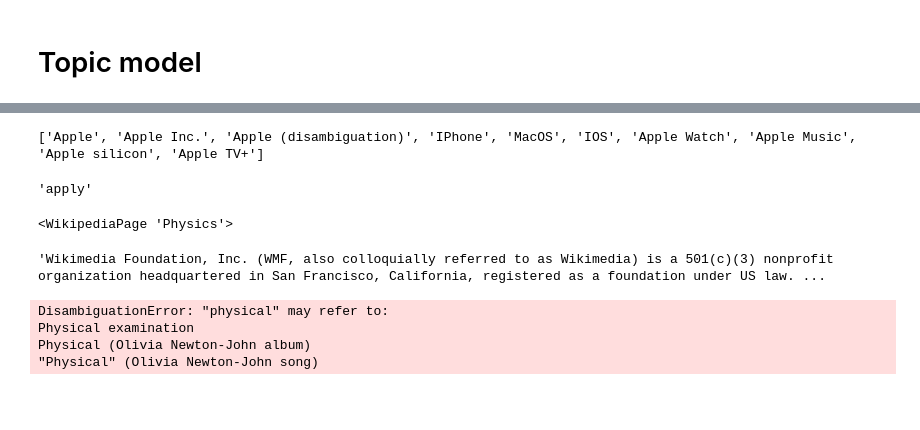
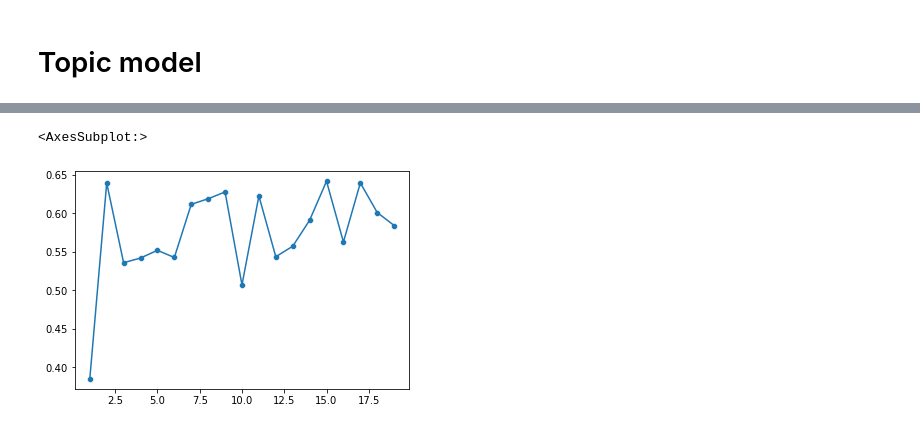
Before and after one commit to derek-damron/python_playground, a Jupyter notebook: modelling/topic_modeling/wikipedia_articles.ipynb, the cells around one changed output, grey strips where cells are left out. Cells and saved outputs as stored; diff of their text form; code cells hidden in the pictures; blank space fills up the shorter version.

```diff
--- a/modelling/topic_modeling/wikipedia_articles.ipynb
+++ b/modelling/topic_modeling/wikipedia_articles.ipynb
@@ -280,11 +305,11 @@ def compute_coherence_values(dictionary, corpus, texts, limit, start=2, step=3):
     coherence_values = []
     model_list = []
     for num_topics in range(start, limit, step):
-        print(f'{num_topics} topics')
+        print(f'{datetime.now()} {num_topics} topics')
         model = gensim.models.ldamodel.LdaModel(
             corpus,
             num_topics=num_topics,
-            id2word = dic,
+            id2word = dictionary,
             passes=50,
             random_state=666
         )
@@ -392,0 +380,6 @@ array([[2.35627900e-04, 2.35626663e-04, 2.35625877e-04, 2.35631363e-04,
+# %%
+def get_common_words_over_threshold(dic, lda, threshold):
+    words_and_scores = lda.get_topics()
+    words_to_exclude = np.where(np.sum(words_and_scores > threshold, axis=0) == lda.num_topics)[0]
+
+    return [dic[i] for i in words_to_exclude]
@@ -393,12 +447,11 @@ array([[2.35627900e-04, 2.35626663e-04, 2.35625877e-04, 2.35631363e-04,
 # %%
-# Topic-term matrix as heatmap
-words = list(dic.values())
-words_alphabetical_index = np.argsort(words)
-words_alphabetical = [words[i] for i in words_alphabetical_index]
-
-plt.figure(figsize=(20, 4))
-sns.heatmap(
-    lda.get_topics()[:, words_alphabetical_index],
-    xticklabels=words_alphabetical
+# Can take a little while to run
+model_list, coherence_values = compute_coherence_values(
+    dictionary=dic_filtered,
+    corpus=bow_filtered,
+    texts=docs_filtered,
+    start=1,
+    limit=20,
+    step=1
 )
 # %% [output]
@@ -438,23 +477,12 @@ page_object
-# %%
-print(wikipedia.search('apple', results=10))
-# %% [output]
-['Apple', 'Apple Inc.', 'Apple (disambiguation)', 'IPhone', 'MacOS', 'IOS', 'Apple Watch', 'Apple Music', 'Apple silicon', 'Apple TV+']
-# %%
-wikipedia.suggest("Apple")
-# %% [output]
-'apply'
-# %%
-wikipedia.page("physics", auto_suggest=False)
-# %% [output]
-<WikipediaPage 'Physics'>
-# %%
-wikipedia.summary("Wikipedia")
-# %% [output]
-'Wikimedia Foundation, Inc. (WMF, also colloquially referred to as Wikimedia) is a 501(c)(3) nonprofit organization headquartered in San Francisco, California, registered as a foundation under US law. ...
-# %%
-wikipedia.summary("physics")
-# %% [output]
-DisambiguationError: "physical" may refer to:
-Physical examination
-Physical (Olivia Newton-John album)
-"Physical" (Olivia Newton-John song)
+# %%
+sns.lineplot(
+    x=range(1, 20, 1),
+    y=coherence_values
+)
+sns.scatterplot(
+    x=range(1, 20, 1),
+    y=coherence_values
+)
+# %% [output]
+<AxesSubplot:>
+[figure, added]
```
Also changed, not shown: parts of 26 cells of this notebook.
